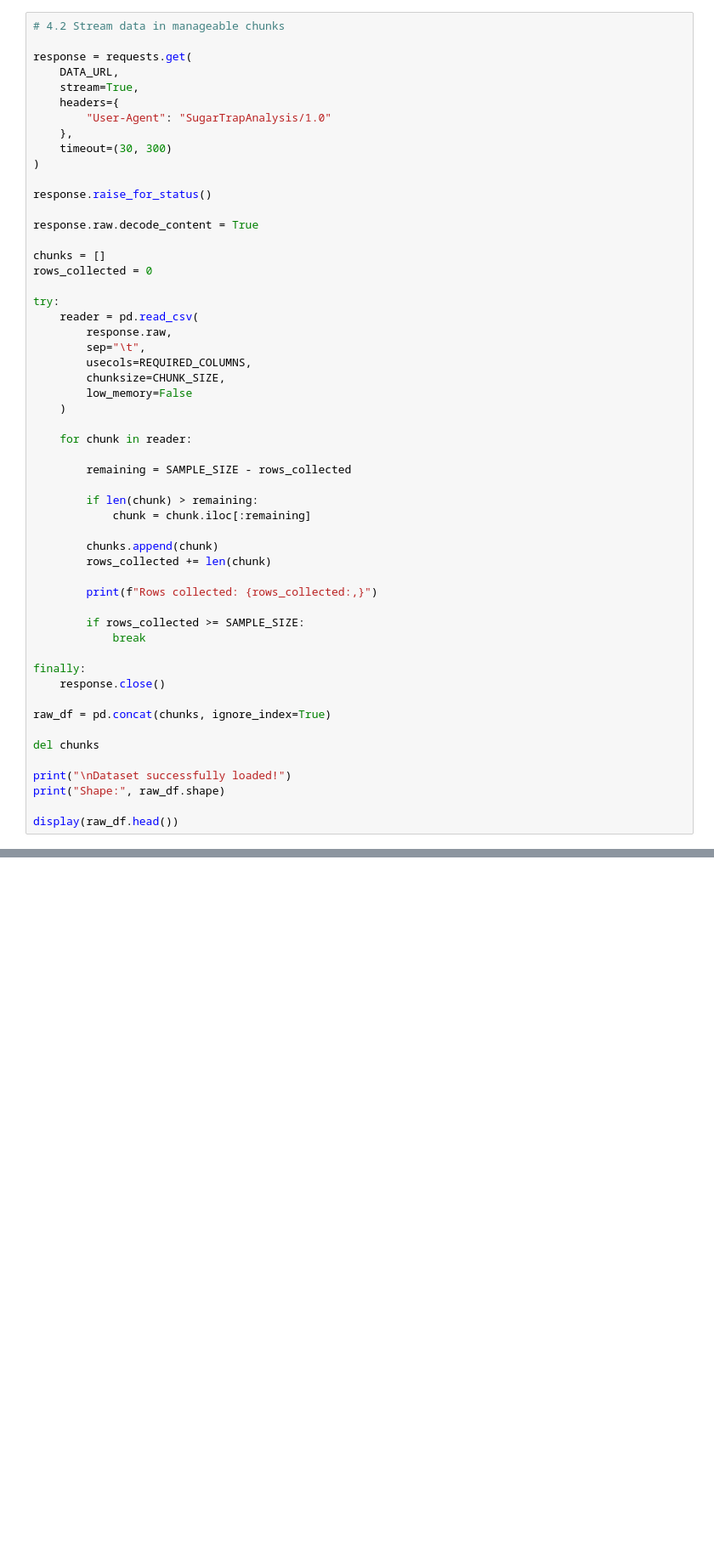
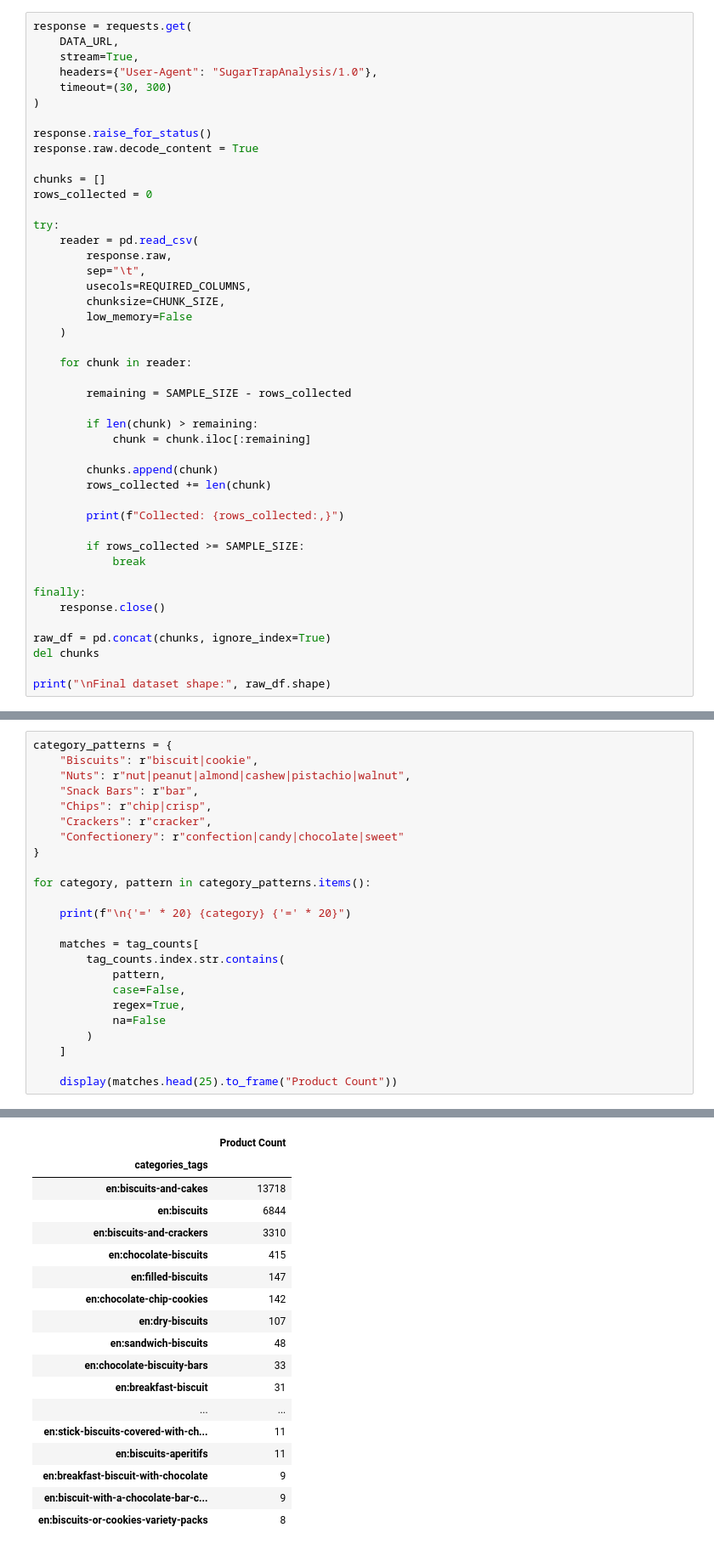
Before and after one commit to b-o-m-pixel/sugar-trap-market-analysis, a Jupyter notebook: notebooks/sugar_trap_analysis.ipynb, the cells around one changed output, grey strips where cells are left out. Shown at 85% size. Cells and saved outputs as stored; diff of their text form; blank space fills up the shorter version.

Commit message:
feat: ingest and clean Open Food Facts snack data

```diff
--- a/notebooks/sugar_trap_analysis.ipynb
+++ b/notebooks/sugar_trap_analysis.ipynb
@@ -84,17 +35,12 @@ analysis, product classification and ingredient analysis.
 # %%
-# 4.2 Stream data in manageable chunks
-
 response = requests.get(
     DATA_URL,
     stream=True,
-    headers={
-        "User-Agent": "SugarTrapAnalysis/1.0"
-    },
+    headers={"User-Agent": "SugarTrapAnalysis/1.0"},
     timeout=(30, 300)
 )
 
 response.raise_for_status()
-
 response.raw.decode_content = True
 
 chunks = []
@@ -119,7 +65,7 @@ try:
         chunks.append(chunk)
         rows_collected += len(chunk)
 
-        print(f"Rows collected: {rows_collected:,}")
+        print(f"Collected: {rows_collected:,}")
 
         if rows_collected >= SAMPLE_SIZE:
             break
@@ -128,11 +74,7 @@ finally:
     response.close()
 
 raw_df = pd.concat(chunks, ignore_index=True)
-
 del chunks
 
-print("\nDataset successfully loaded!")
-print("Shape:", raw_df.shape)
-
-display(raw_df.head())
+print("\nFinal dataset shape:", raw_df.shape)
 # %% [output]
@@ -215,0 +144,25 @@ memory usage: 30.5+ MB
+# %%
+category_patterns = {
+    "Biscuits": r"biscuit|cookie",
+    "Nuts": r"nut|peanut|almond|cashew|pistachio|walnut",
+    "Snack Bars": r"bar",
+    "Chips": r"chip|crisp",
+    "Crackers": r"cracker",
+    "Confectionery": r"confection|candy|chocolate|sweet"
+}
+
+for category, pattern in category_patterns.items():
+
+    print(f"\n{'=' * 20} {category} {'=' * 20}")
+
+    matches = tag_counts[
+        tag_counts.index.str.contains(
+            pattern,
+            case=False,
+            regex=True,
+            na=False
+        )
+    ]
+
+    display(matches.head(25).to_frame("Product Count"))
+# %% [output]
@@ -215,0 +170,18 @@ memory usage: 30.5+ MB
+|  | Product Count |
+| categories_tags |  |
+| en:biscuits-and-cakes | 13718 |
+| en:biscuits | 6844 |
+| en:biscuits-and-crackers | 3310 |
+| en:chocolate-biscuits | 415 |
+| en:filled-biscuits | 147 |
+| en:chocolate-chip-cookies | 142 |
+| en:dry-biscuits | 107 |
+| en:sandwich-biscuits | 48 |
+| en:chocolate-biscuity-bars | 33 |
+| en:breakfast-biscuit | 31 |
+| ... | ... |
+| en:stick-biscuits-covered-with-ch... | 11 |
+| en:biscuits-aperitifs | 11 |
+| en:breakfast-biscuit-with-chocolate | 9 |
+| en:biscuit-with-a-chocolate-bar-c... | 9 |
+| en:biscuits-or-cookies-variety-packs | 8 |
```
Also changed, not shown: parts of 23 cells of this notebook, 2 other files.
